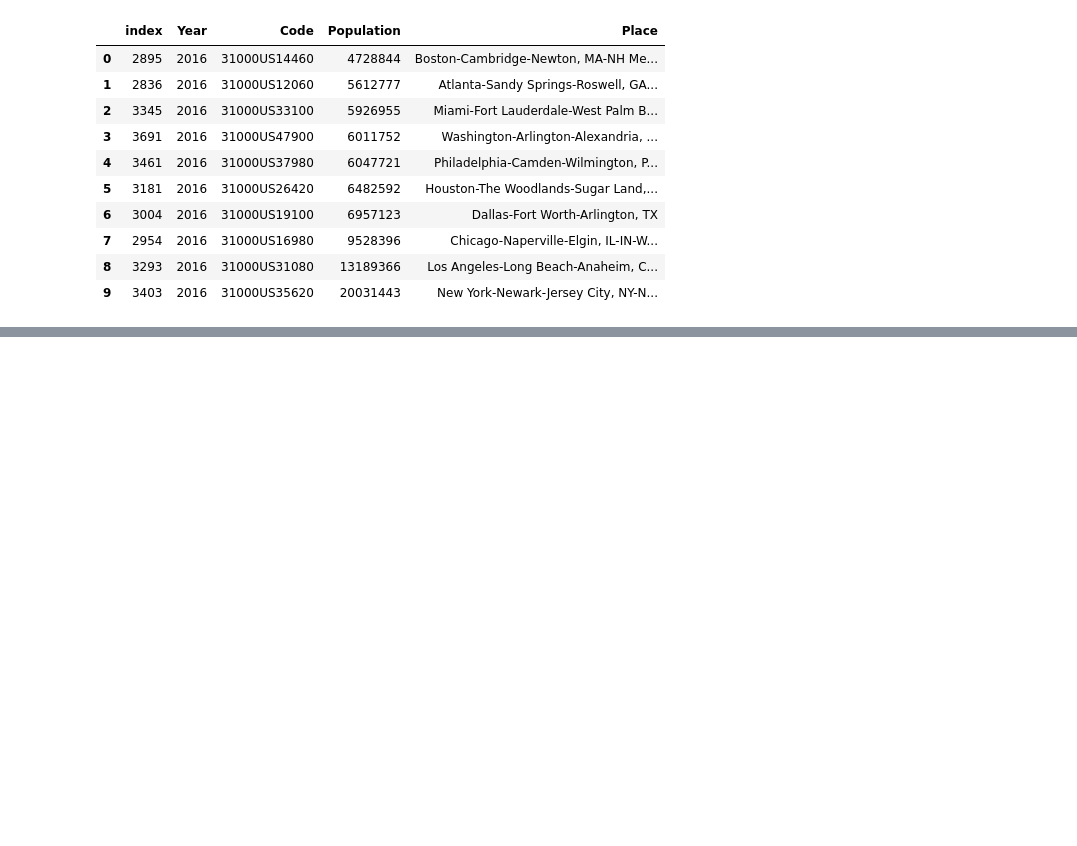
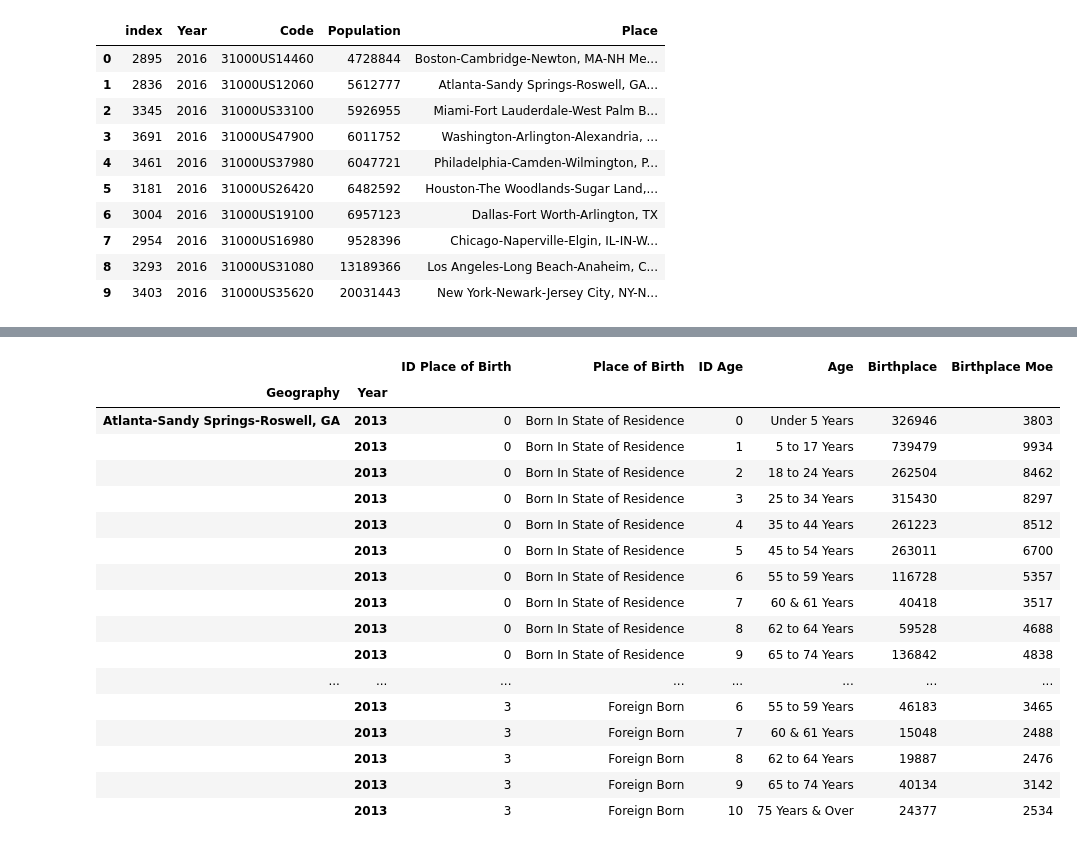
Before and after one commit to aneou/Springboard, a Jupyter notebook: data collection.ipynb, the cells around one changed output, grey strips where cells are left out. Saved outputs shown, nothing was run; the diff lists cells and outputs as text; code cells hidden in the pictures; blank space fills up the shorter version.

```diff
--- a/data collection.ipynb
+++ b/data collection.ipynb
@@ -144,0 +161,11 @@ dfcommute_mode
+# %%
+dfownership=None
+for name in ownership:
+    for i in range(len(ownership[name])):
+        dfownership=pd.concat([dfownership, pd.DataFrame.from_dict(ownership[name][i],orient='index').T ])
+dfownership=dfownership.drop(['ID Geography','Slug Geography','ID Year'],axis=1)
+#reindex by location and year
+dfownership=dfownership.sort_values(['Geography','Year','ID Occupied By']).set_index(['Geography','Year'])
+dfownership['Household Ownership']=dfownership['Household Ownership'].astype(int)
+dfownership['Household Ownership Moe']=dfownership['Household Ownership Moe'].astype(int)
+dfownership.head()
@@ -144,0 +180,14 @@ dfcommute_mode
+# %%
+dfincome=None
+for name in income:
+    for i in range(84):
+        temp=pd.DataFrame.from_dict(income[name][i],orient='index').T
+        temp['Geography']=name
+        dfincome=pd.concat([dfincome, temp])
+dfincome=dfincome.drop(['ID Geography','ID Year', 'ID Workforce Status','Workforce Status'],axis=1)
+#reindex by location and year
+dfincome=dfincome.sort_values(['Geography','Year','ID Wage Bin']).set_index(['Geography','Year'])
+dfincome['ID Wage Bin']=dfincome['ID Wage Bin'].astype(int)
+dfincome['Total Population']=dfincome['Total Population'].astype(int)
+dfincome['Total Population MOE Appx']=dfincome['Total Population MOE Appx'].astype(float)
+dfincome.head()
@@ -144,0 +202,32 @@ dfcommute_mode
+# %%
+dfage=None
+for name in age:
+    for i in range(220):
+        dfage=pd.concat([dfage, pd.DataFrame.from_dict(age[name][i],orient='index').T ])
+dfage=dfage.drop(['ID Geography','Slug Geography','ID Year'],axis=1)
+#reindex by location and year
+dfage=dfage.sort_values(['Geography','Year','ID Place of Birth','ID Age']).set_index(['Geography','Year'])
+dfage['ID Place of Birth']=dfage['ID Place of Birth'].astype(int)
+dfage['ID Age']=dfage['ID Age'].astype(int)
+dfage['Birthplace']=dfage['Birthplace'].astype(int)
+dfage['Birthplace Moe']=dfage['Birthplace Moe'].astype(int)
+dfage.head(44)
+# %% [output]
+|  |  | ID Place of Birth | Place of Birth | ID Age | Age | Birthplace | Birthplace Moe |
+| Geography | Year |  |  |  |  |  |  |
+| Atlanta-Sandy Springs-Roswell, GA | 2013 | 0 | Born In State of Residence | 0 | Under 5 Years | 326946 | 3803 |
+|  | 2013 | 0 | Born In State of Residence | 1 | 5 to 17 Years | 739479 | 9934 |
+|  | 2013 | 0 | Born In State of Residence | 2 | 18 to 24 Years | 262504 | 8462 |
+|  | 2013 | 0 | Born In State of Residence | 3 | 25 to 34 Years | 315430 | 8297 |
+|  | 2013 | 0 | Born In State of Residence | 4 | 35 to 44 Years | 261223 | 8512 |
+|  | 2013 | 0 | Born In State of Residence | 5 | 45 to 54 Years | 263011 | 6700 |
+|  | 2013 | 0 | Born In State of Residence | 6 | 55 to 59 Years | 116728 | 5357 |
+|  | 2013 | 0 | Born In State of Residence | 7 | 60 & 61 Years | 40418 | 3517 |
+|  | 2013 | 0 | Born In State of Residence | 8 | 62 to 64 Years | 59528 | 4688 |
+|  | 2013 | 0 | Born In State of Residence | 9 | 65 to 74 Years | 136842 | 4838 |
+| ... | ... | ... | ... | ... | ... | ... | ... |
+|  | 2013 | 3 | Foreign Born | 6 | 55 to 59 Years | 46183 | 3465 |
+|  | 2013 | 3 | Foreign Born | 7 | 60 & 61 Years | 15048 | 2488 |
+|  | 2013 | 3 | Foreign Born | 8 | 62 to 64 Years | 19887 | 2476 |
+|  | 2013 | 3 | Foreign Born | 9 | 65 to 74 Years | 40134 | 3142 |
+|  | 2013 | 3 | Foreign Born | 10 | 75 Years & Over | 24377 | 2534 |
```
Also changed, not shown: parts of 19 cells of this notebook.
